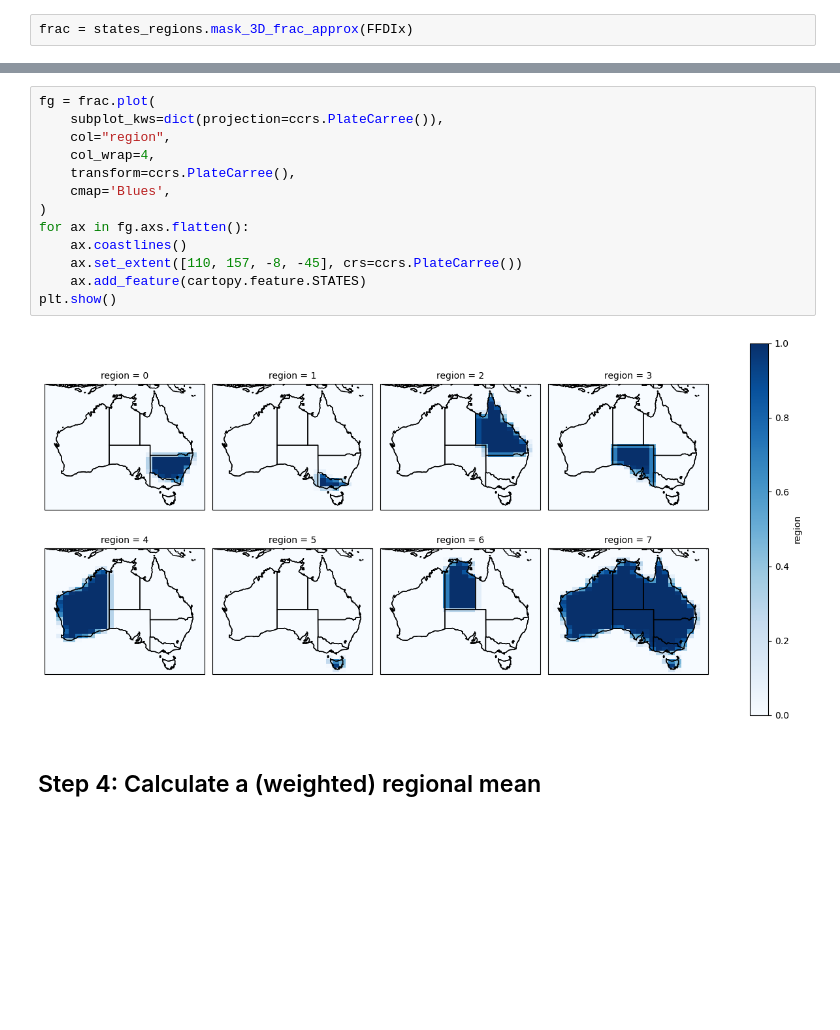
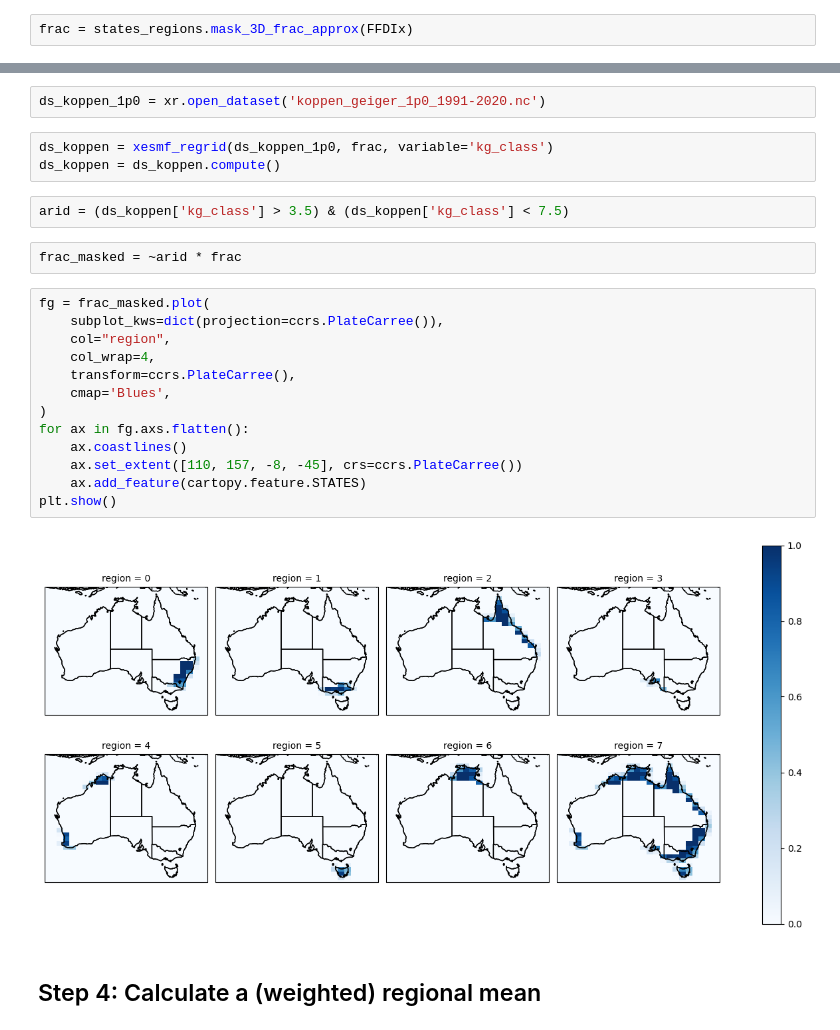
Before and after one commit to DamienIrving/treasury, a Jupyter notebook: ffdi-cmip6.ipynb, the cells around one changed output, grey strips where cells are left out. Cells and saved outputs as stored; diff of their text form; blank space fills up the shorter version.

Commit message:
Add Koppen climate zones

```diff
--- a/ffdi-cmip6.ipynb
+++ b/ffdi-cmip6.ipynb
@@ -193,18 +236,27 @@ frac = states_regions.mask_3D_frac_approx(FFDIx)
+# %%
+ds_koppen_1p0 = xr.open_dataset('koppen_geiger_1p0_1991-2020.nc')
+# %%
+ds_koppen = xesmf_regrid(ds_koppen_1p0, frac, variable='kg_class')
+ds_koppen = ds_koppen.compute()
+# %%
+arid = (ds_koppen['kg_class'] > 3.5) & (ds_koppen['kg_class'] < 7.5)
+# %%
+frac_masked = ~arid * frac
 # %%
-fg = frac.plot(
+fg = frac_masked.plot(
     subplot_kws=dict(projection=ccrs.PlateCarree()),
     col="region",
     col_wrap=4,
     transform=ccrs.PlateCarree(),
     cmap='Blues',
 )
 for ax in fg.axs.flatten():
     ax.coastlines()
     ax.set_extent([110, 157, -8, -45], crs=ccrs.PlateCarree())
     ax.add_feature(cartopy.feature.STATES)
 plt.show()
 # %% [output]
-[figure, old version]
+[figure, new version]
 # %% [markdown]
 ## Step 4: Calculate a (weighted) regional mean
 # %%
```
Also changed, not shown: parts of 9 cells of this notebook, 1 other file.
